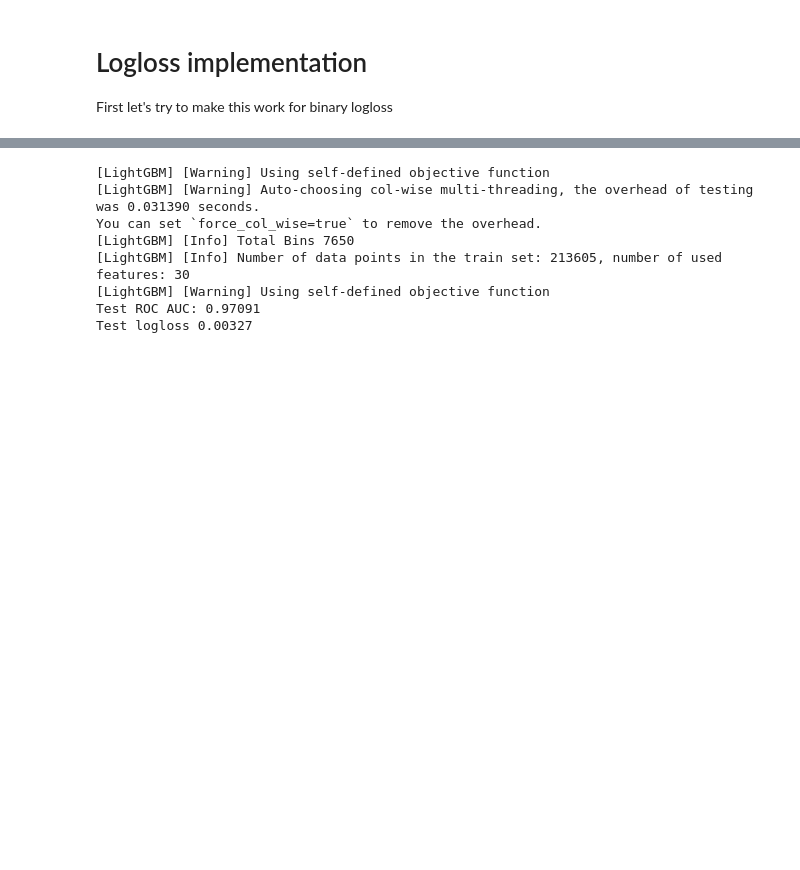
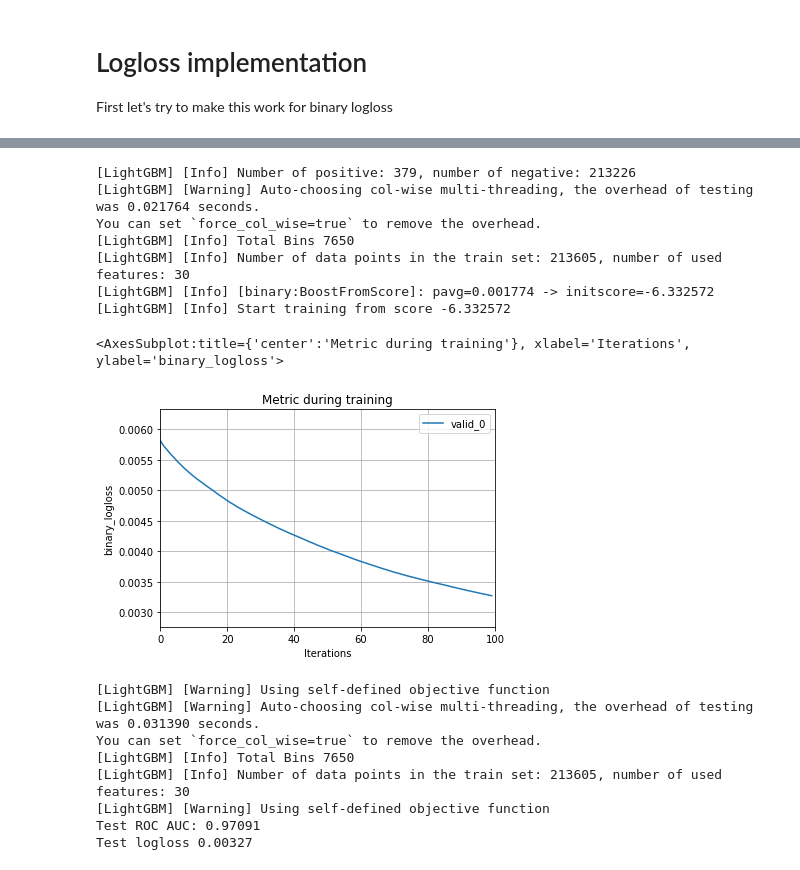
Before and after one commit to alexiswang/focal_loss, a Jupyter notebook: focal_loss.ipynb, the cells around one changed output, grey strips where cells are left out. Saved outputs shown, nothing was run; the diff lists cells and outputs as text; code cells hidden in the pictures; blank space fills up the shorter version.

```diff
--- a/focal_loss.ipynb
+++ b/focal_loss.ipynb
@@ -73,6 +75,23 @@ You can set `force_col_wise=true` to remove the overhead.
 [LightGBM] [Info] Start training from score -6.332572
 Test ROC AUC: 0.97091
 Test logloss 0.00327
+# %%
+from lightgbm import plot_metric
+
+model = lgb.LGBMClassifier()
+model.set_params(**{"learning_rate": 0.01})
+model.fit(X_train, y_train, eval_set=[(X_test, y_test)])
+plot_metric(booster=model)
+# %% [output]
+[LightGBM] [Info] Number of positive: 379, number of negative: 213226
+[LightGBM] [Warning] Auto-choosing col-wise multi-threading, the overhead of testing was 0.021764 seconds.
+You can set `force_col_wise=true` to remove the overhead.
+[LightGBM] [Info] Total Bins 7650
+[LightGBM] [Info] Number of data points in the train set: 213605, number of used features: 30
+[LightGBM] [Info] [binary:BoostFromScore]: pavg=0.001774 -> initscore=-6.332572
+[LightGBM] [Info] Start training from score -6.332572
+<AxesSubplot:title={'center':'Metric during training'}, xlabel='Iterations', ylabel='binary_logloss'>
+[figure, added]
 # %%
 #
 
```
Also changed, not shown: parts of 6 cells of this notebook.
